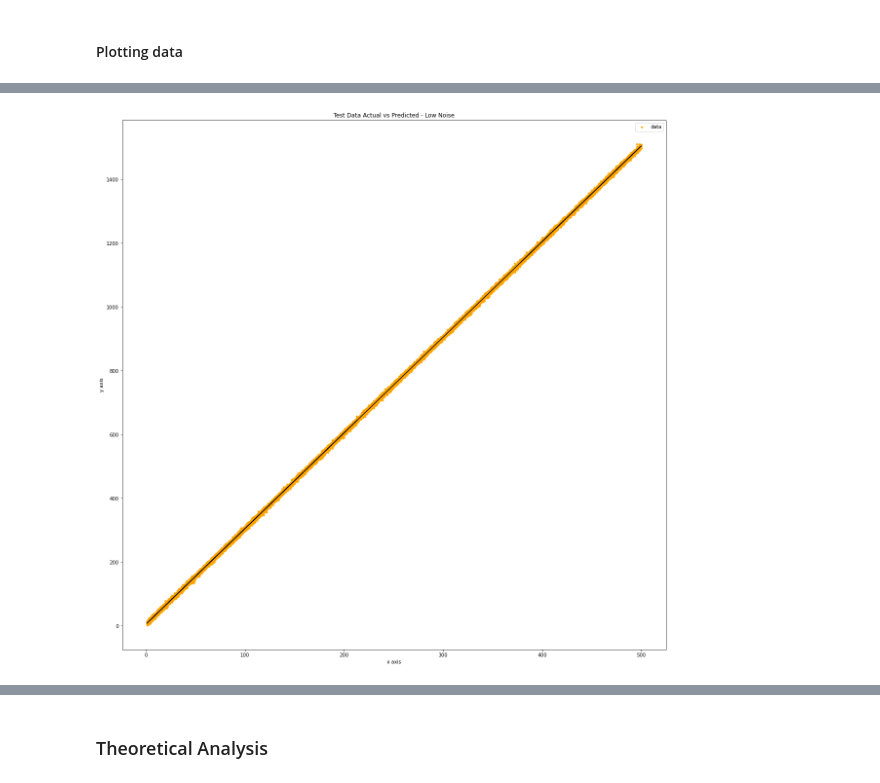
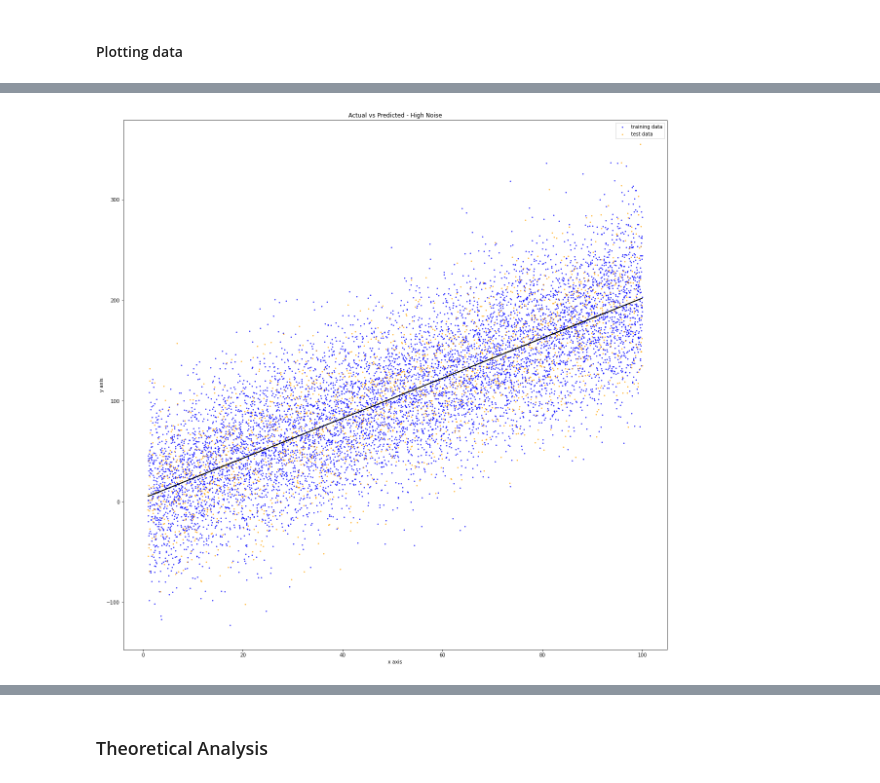
Before and after one commit to skasim/linear-regression, a Jupyter notebook: Kasim-ProjectMidPoint.ipynb, the cells around one changed output, grey strips where cells are left out. Cells and saved outputs as stored; diff of their text form; code cells hidden in the pictures.

```diff
--- a/Kasim-ProjectMidPoint.ipynb
+++ b/Kasim-ProjectMidPoint.ipynb
@@ -242,20 +261,21 @@ plt.show()
 # %%
-# plot of test data with low noise
+# plot of training data with high noise noise
 # increase size of plot
 plt.figure(figsize=(20,20))
 # plotting points
-plt.scatter(X_test, y_test, label='data', color='orange', s=10)
+plt.scatter(X_train, y_train, label='training data', color='blue', s=2)
+plt.scatter(X_test, y_test, label='test data', color='orange', s=2)
 # plotting predicted line
-plt.plot(X_test, y_pred_test, color='black')
+plt.plot(X_train, y_pred_train, color='black')
 # add x-label
 plt.xlabel('x axis')
 # add y-label
 plt.ylabel('y axis')
 # plot title
-plt.title('Test Data Actual vs Predicted - Low Noise')
+plt.title('Actual vs Predicted - High Noise')
 # show legend
 plt.legend()
 #show graph
 plt.show()
 # %% [output]
-[figure, old version]
+[figure, new version]
```
Also changed, not shown: parts of 11 cells of this notebook, 6 other files.
